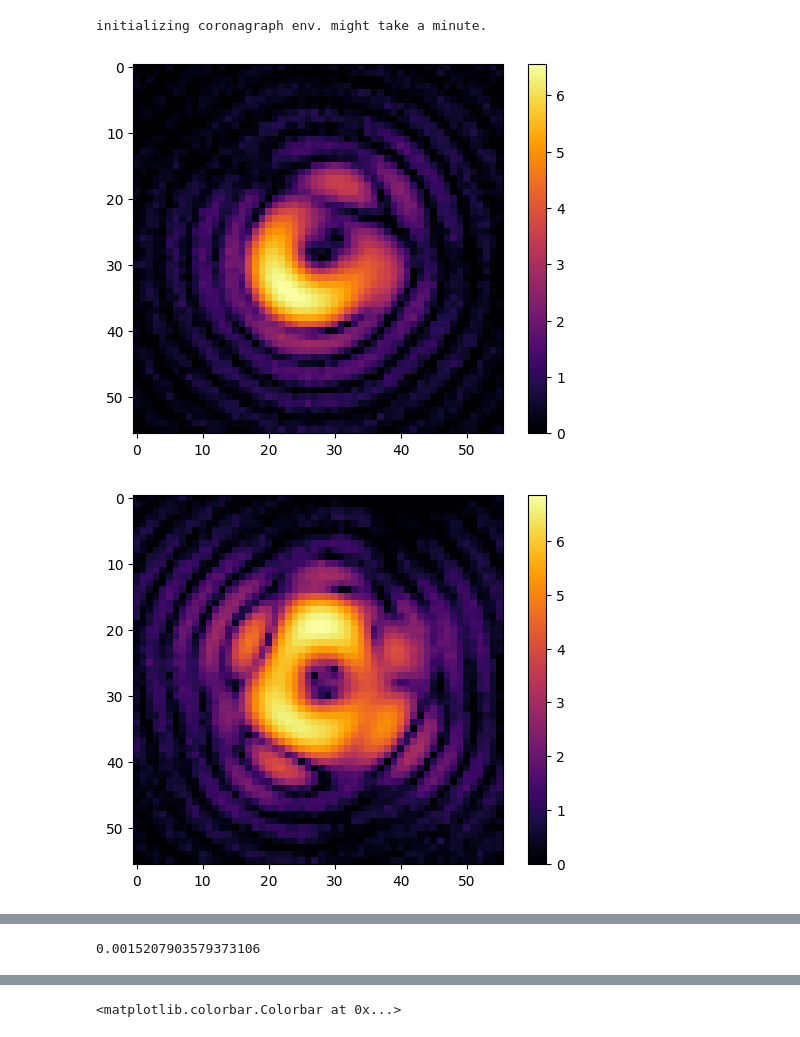
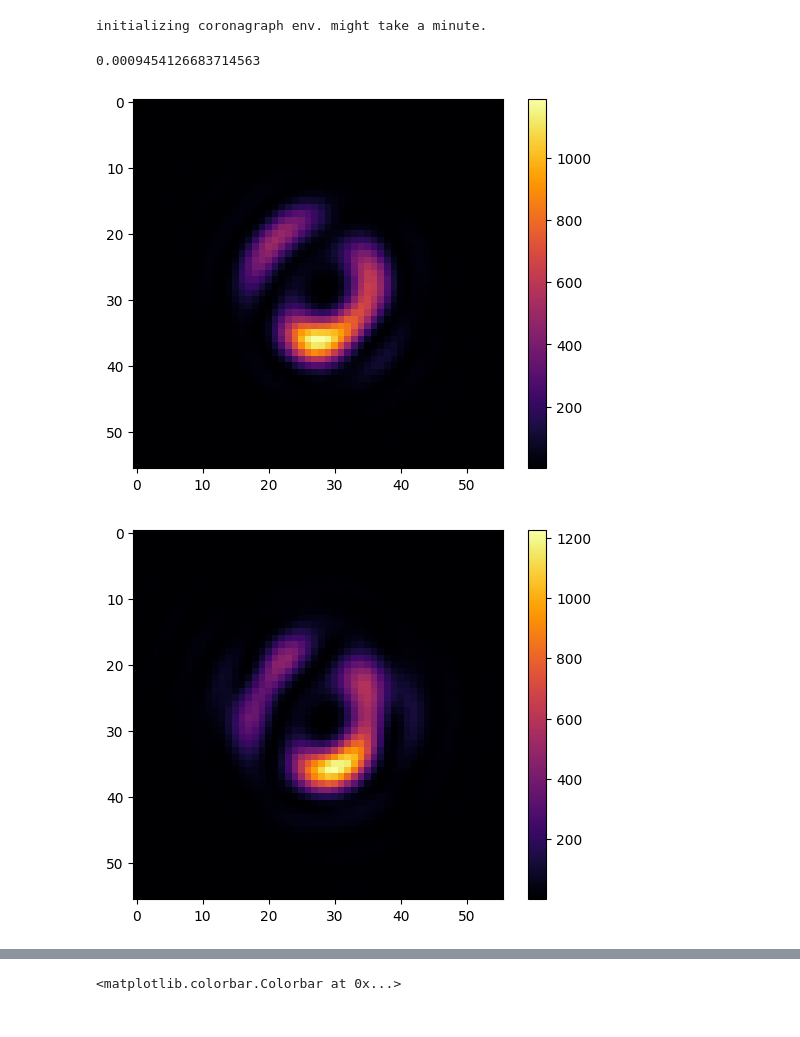
Before and after one commit to AlexeiKorolev/NASA-RL-Wavefront-Control, a Jupyter notebook: RL/data_generator.ipynb, the cells around one changed output, grey strips where cells are left out. Saved outputs shown, nothing was run; the diff lists cells and outputs as text; code cells hidden in the pictures.

Commit message:
generating camera images, training camera model

```diff
--- a/RL/data_generator.ipynb
+++ b/RL/data_generator.ipynb
@@ -23,28 +23,29 @@ e = CoronagraphEnvironment(
 # %% [output]
 initializing coronagraph env. might take a minute.
 # %%
-e.set_random_dm(noise=5e-8)
+e.set_random_dm(noise=1e-7)
+print(e.get_contrast(delta_t=1e15))
 
 alpha=.1
-image1 = np.log(alpha * e.get_camera_image(delta_t=1) + 1)
+image1 = (alpha * e.get_camera_image(delta_t=1) + 1)
 plt.imshow(image1, cmap="inferno")
 plt.colorbar()
 plt.show()
 
-nudge=[1e-8 for _ in range(NUM_MODES)]
+nudge=[0 for _ in range(NUM_MODES)]
+nudge[0] = 3e-7
 e.set_dm(nudge)
-image2 = np.log(alpha * e.get_camera_image(delta_t=1) + 1)
+image2 = (alpha * e.get_camera_image(delta_t=1) + 1)
 plt.imshow(image2, cmap="inferno")
 plt.colorbar()
 plt.show()
 
 e.set_dm([-2*n for n in nudge])
-image2 = np.log(alpha * e.get_camera_image(delta_t=1) + 1)
+image2 = (alpha * e.get_camera_image(delta_t=1) + 1)
 plt.imshow(image2, cmap="inferno")
 plt.colorbar()
 plt.show()
-
-print(e.get_contrast(delta_t=1e15))
 # %% [output]
+0.0009454126683714563
-[figure, old version]
+[figure, new version]
-[figure, old version]
+[figure, new version]
@@ -52,4 +53,3 @@ print(e.get_contrast(delta_t=1e15))
-0.0015207903579373106
 # %%
 from tqdm import tqdm
 import random
```
Also changed, not shown: parts of 5 cells of this notebook, 6 other files.
